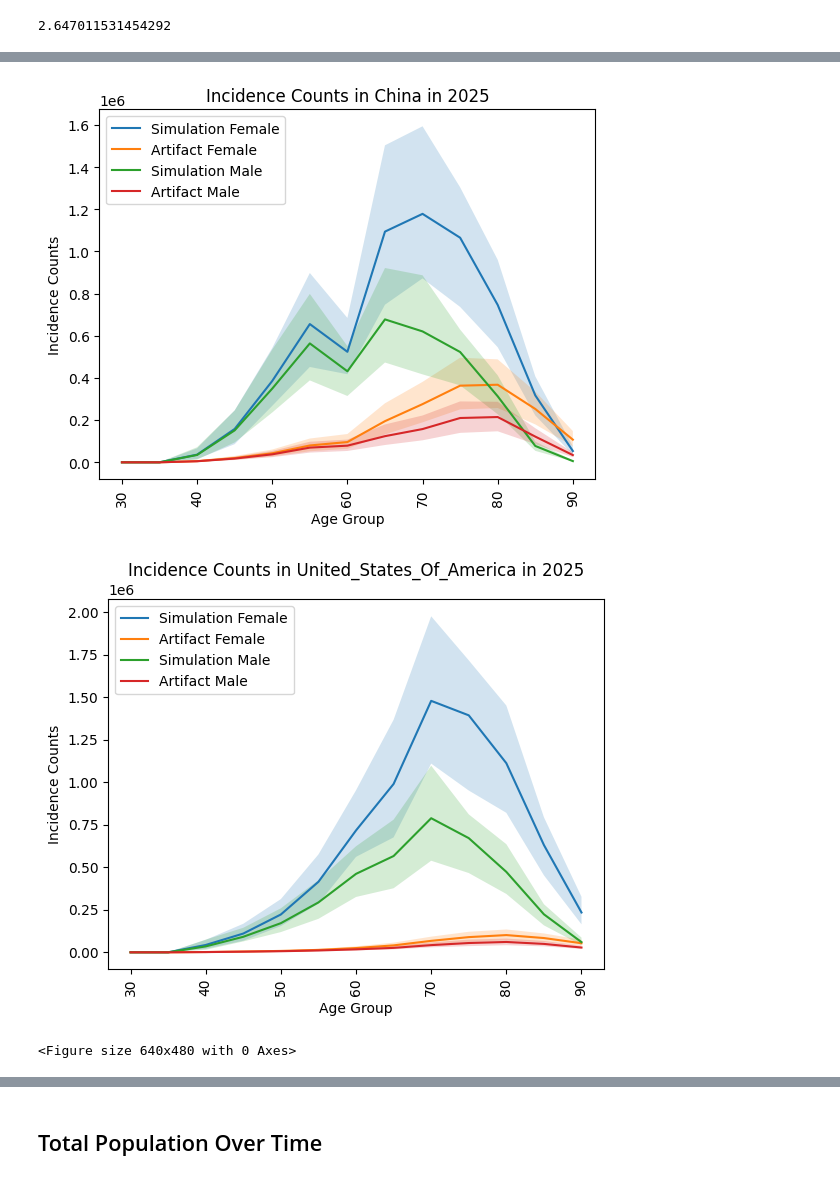
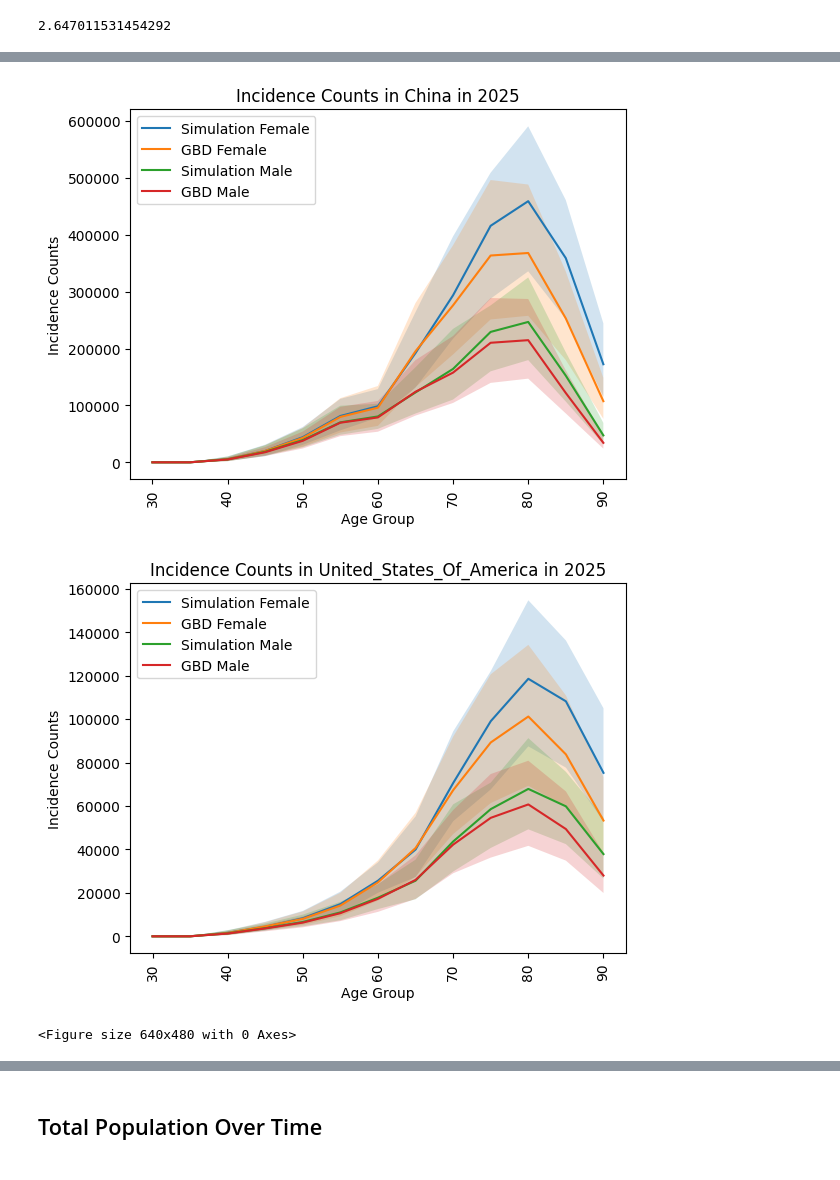
Before and after one commit to ihmeuw/vivarium_research_alzheimers, a Jupyter notebook: verification_and_validation/2025_08_12_model2.1_vv.ipynb, the cells around one changed output, grey strips where cells are left out. Drawn from its saved outputs; the diff is of its cells as text; code cells hidden in the pictures.

```diff
--- a/verification_and_validation/2025_08_12_model2.1_vv.ipynb
+++ b/verification_and_validation/2025_08_12_model2.1_vv.ipynb
@@ -373,3 +381,6 @@ inc = (inc.apply(pd.DataFrame.describe, percentiles=[0.025, 0.975], axis=1)
 inc['mean'].sum()
 # %% [output]
 2.647011531454292
+# %%
+prev = (art.load('cause.alzheimers_disease_and_other_dementias.prevalence') * art.load('population.structure').values).sum().mean()
+prev
@@ -377,21 +390,31 @@ inc['mean'].sum()
 scale = pd.DataFrame()
 for artifact_dir in artifact_dirs:
     art = Artifact(artifact_dir, filter_terms = ['year_start==2021'])
-    pop = art.load('population.structure').reset_index()
-    pop = pop.rename(columns={'value': 'population'})
-    pop['location'] = pop.location.str.replace(' ', '_').str.title()
+    temp = art.load('population.structure').reset_index()
+    temp['location'] = temp.location.str.replace(' ', '_').str.title()
+    prev = (art.load('cause.alzheimers_disease_and_other_dementias.prevalence') * art.load('population.structure').values).sum().mean()
 
-    prev = art.load('cause.alzheimers_disease_and_other_dementias.prevalence')
-    prev = (prev.apply(pd.DataFrame.describe, percentiles=[0.025, 0.975], axis=1)
-            .filter(['mean']).reset_index())
-    prev = prev['mean'].sum()
+    ratio = 100_000 / prev
+    temp['ratio'] = ratio
 
-    total_pop = pop['population'].sum()
-    ratio = 20_000 / (total_pop * prev)  #total_pop * inc / 10_000
+    # pop = art.load('population.structure').reset_index()
+    # pop = pop.rename(columns={'value': 'population'})
+    # total_pop = pop['population'].sum()
 
-    temp = pop.copy()
-    temp['scalar'] = (temp['population']) * ratio
-    temp['scalar'] = temp['scalar'].replace([np.inf, -np.inf], 0)
+    # # Make this a population weighted (or crude) prevalence
+    # prev = art.load('cause.alzheimers_disease_and_other_dementias.prevalence')
+    # prev = (prev.apply(pd.DataFrame.describe, percentiles=[0.025, 0.975], axis=1)
+    #         .filter(['mean']).reset_index())
+    # # prev = prev['mean'].sum()
+
+    # ## Merge prev and pop and add a new column that is the multiplication of population and prevalence
+
+
+    # # ratio = 20_000 / (total_pop * prev)  #total_pop * inc / 10_000
+
+    # temp['ratio'] = ratio
+    # temp['scalar'] = (temp['population']) * ratio
+    # temp['scalar'] = temp['scalar'].replace([np.inf, -np.inf], 0)
     temp = temp.rename(columns={'year_start': 'current_year'})
     temp = temp.merge(age_dictionary, on=['age_start','age_end'])
     temp = temp.loc[temp['age_group_id'].isin(age_group_ids)]
@@ -419,8 +442,8 @@ scale#.head()
 cols = ['input_draw','current_year','location','age_group','sex']
 
 new_sims = load_df('new_simulants')
-new_sims = new_sims.merge(scale[['location','sex','scalar','age_group']], on= ['location','sex','age_group'])
-new_sims['total_incidence'] = new_sims['value'] * new_sims['scalar']
+new_sims = new_sims.merge(scale[['location','sex','age_group','ratio']], on= ['location','sex','age_group'])
+new_sims['total_incidence'] = new_sims['value'] / new_sims['ratio']
 new_sims = new_sims.groupby(cols).sum()
 new_sims = new_sims.groupby([c for c in cols if c != 'input_draw']).describe(percentiles=[0.025,0.975])['total_incidence'].reset_index()
 
@@ -430,22 +467,22 @@ new_sims#.head()
 # %%
 for location in new_sims.location.unique():
     for sex in new_sims.sex.unique():
         plot_data = new_sims.loc[(new_sims.location == location) & (new_sims.current_year == '2025') & (new_sims.sex == sex) ]
-        art_plot = gbd_data.loc[(gbd_data.location_name == location) & (gbd_data.sex == sex)]
+        art_plot = gbd_data.loc[(gbd_data.location_name == location) & (gbd_data.sex == sex) & (gbd_data.measure == 'incidence')]
 
         plt.plot(plot_data.age_start, plot_data['mean'], label=f'Simulation {sex}')
         plt.fill_between(plot_data.age_start, plot_data['2.5%'], plot_data['97.5%'], alpha=0.2)
 
-        plt.plot(art_plot.age_start, art_plot['val'], label=f'Artifact {sex}')
+        plt.plot(art_plot.age_start, art_plot['val'], label=f'GBD {sex}')
         plt.fill_between(art_plot.age_start, art_plot['upper'], art_plot['lower'], alpha=0.2)
 
         plt.title(f"Incidence Counts in {location} in 2025")
         plt.tick_params(axis='x', labelrotation=90)
         plt.xlabel("Age Group")
         plt.ylabel(f"Incidence Counts")
         plt.legend()
     plt.figure()
 # %% [output]
-[figure, old version]
+[figure, new version]
-[figure, old version]
+[figure, new version]
 <Figure size 640x480 with 0 Axes>
```
Also changed, not shown: parts of 6 cells of this notebook.
